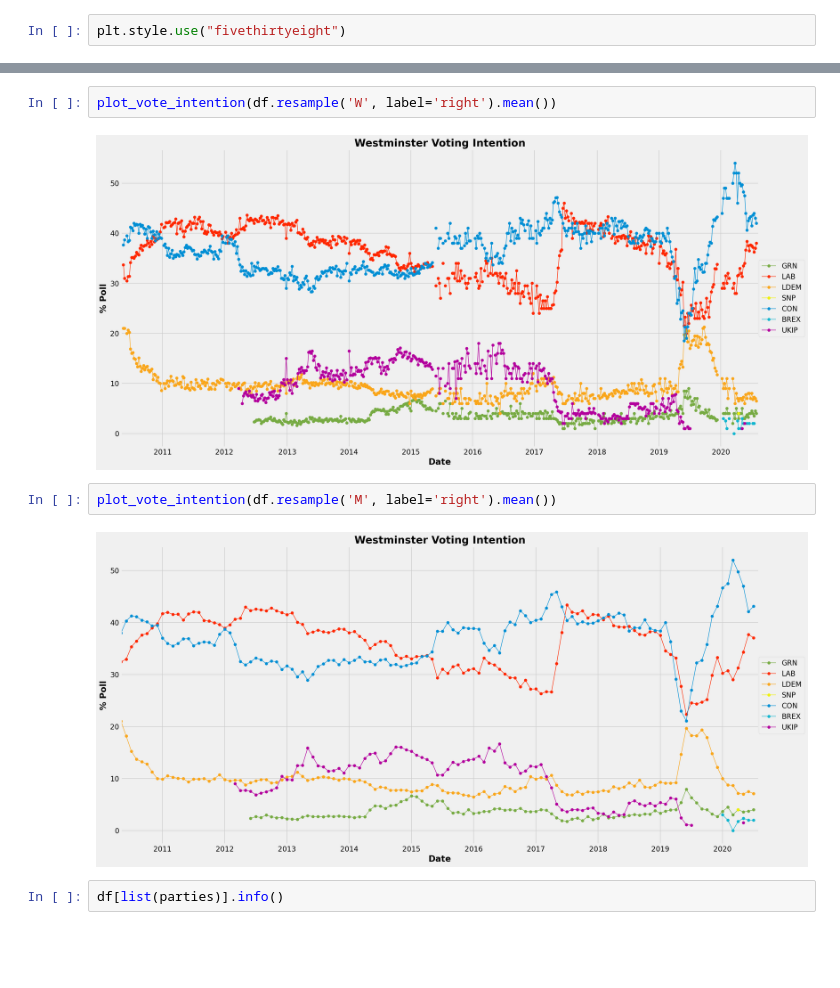
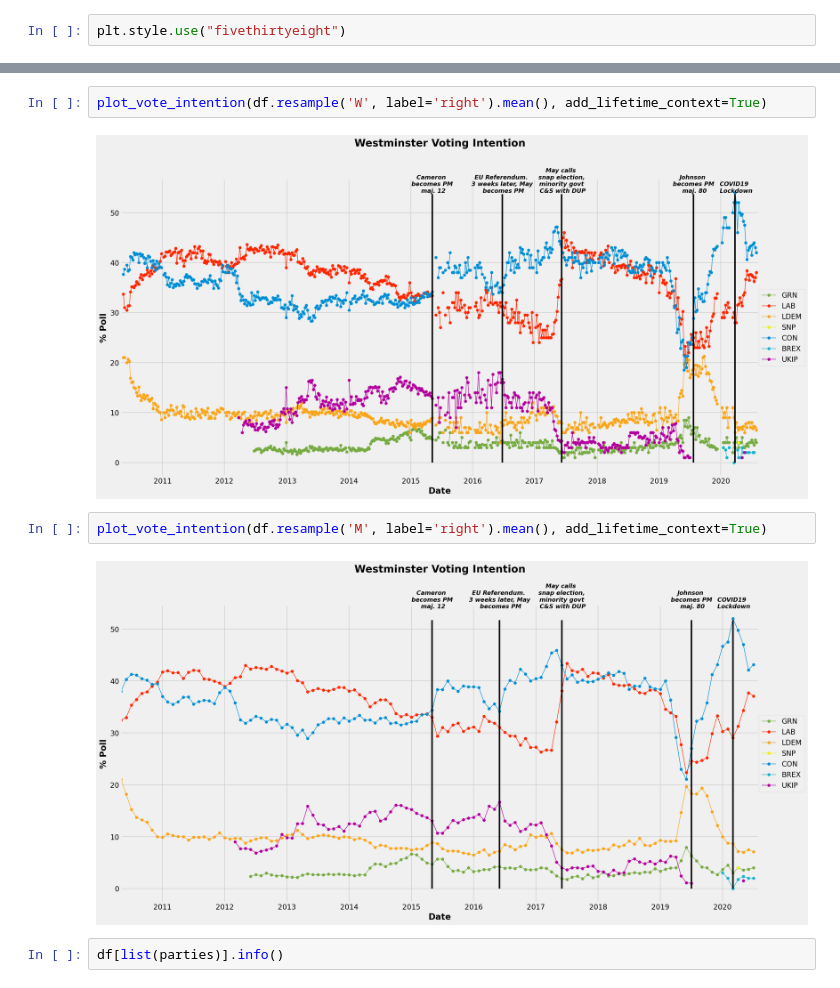
Before and after one commit to apethani21/polling-data-analysis, a Jupyter notebook: analyse_polling_data.ipynb, the cells around one changed output, grey strips where cells are left out. Cells and saved outputs as stored; diff of their text form; blank space fills up the shorter version.

```diff
--- a/analyse_polling_data.ipynb
+++ b/analyse_polling_data.ipynb
@@ -68,11 +68,11 @@ plot_vote_intention((df[df["collection_source"] == "britainelects"]
 # %%
-plot_vote_intention(df.resample('W', label='right').mean())
+plot_vote_intention(df.resample('W', label='right').mean(), add_lifetime_context=True)
 # %% [output]
-[figure, old version]
+[figure, new version]
 # %%
-plot_vote_intention(df.resample('M', label='right').mean())
+plot_vote_intention(df.resample('M', label='right').mean(), add_lifetime_context=True)
 # %% [output]
-[figure, old version]
+[figure, new version]
 # %%
 df[list(parties)].info()
 # %% [output]
```
Also changed, not shown: parts of 4 cells of this notebook, 1 other file.
